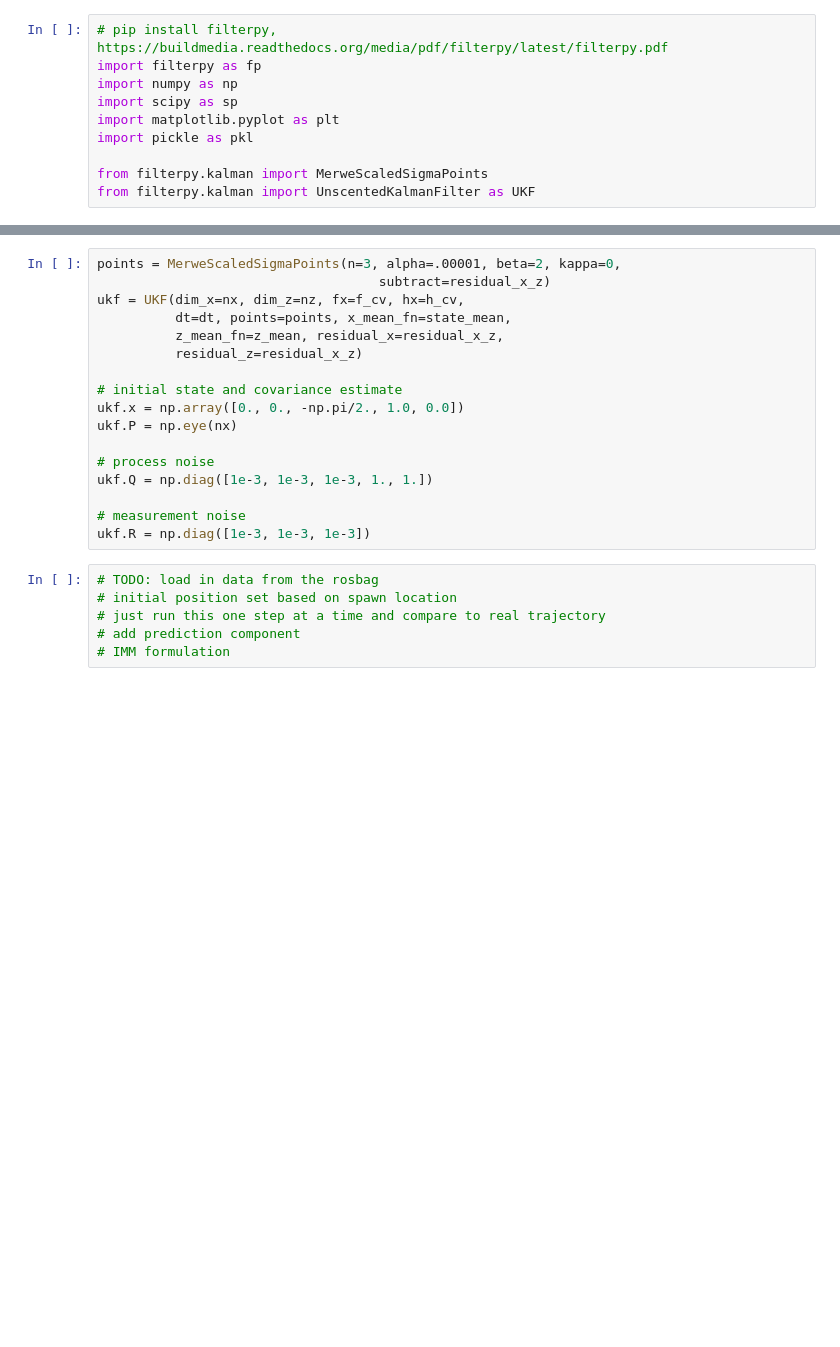
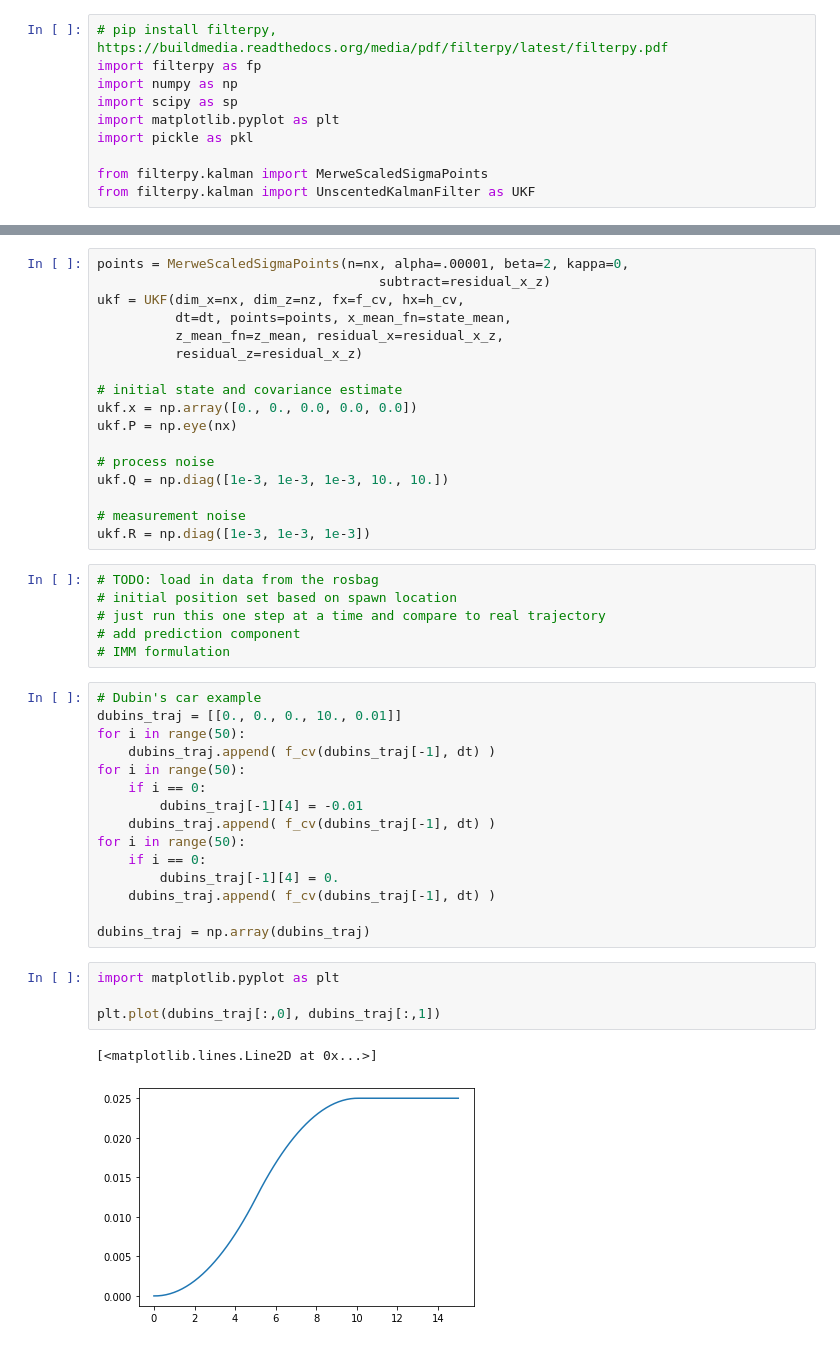
Before and after one commit to MPC-Berkeley/carla, a Jupyter notebook: PythonAPI/analysis/KF_Based_Prediction.ipynb, the cells around one changed output, grey strips where cells are left out. Saved outputs shown, nothing was run; the diff lists cells and outputs as text; blank space fills up the shorter version.

Commit message:
VG: outlier check and basic UKF test on Dubins motion primitives.

```diff
--- a/PythonAPI/analysis/KF_Based_Prediction.ipynb
+++ b/PythonAPI/analysis/KF_Based_Prediction.ipynb
@@ -66,7 +66,7 @@ def residual_x_z(a, b):
     y[2] = normalize_angle(y[2])
     return y
 # %%
-points = MerweScaledSigmaPoints(n=3, alpha=.00001, beta=2, kappa=0,
+points = MerweScaledSigmaPoints(n=nx, alpha=.00001, beta=2, kappa=0,
                                     subtract=residual_x_z)
 ukf = UKF(dim_x=nx, dim_z=nz, fx=f_cv, hx=h_cv,
           dt=dt, points=points, x_mean_fn=state_mean,
@@ -74,11 +74,11 @@ ukf = UKF(dim_x=nx, dim_z=nz, fx=f_cv, hx=h_cv,
           residual_z=residual_x_z)
 
 # initial state and covariance estimate
-ukf.x = np.array([0., 0., -np.pi/2., 1.0, 0.0])
+ukf.x = np.array([0., 0., 0.0, 0.0, 0.0])
 ukf.P = np.eye(nx)
 
 # process noise
-ukf.Q = np.diag([1e-3, 1e-3, 1e-3, 1., 1.])
+ukf.Q = np.diag([1e-3, 1e-3, 1e-3, 10., 10.])
 
 # measurement noise
 ukf.R = np.diag([1e-3, 1e-3, 1e-3])
@@ -88,3 +88,25 @@ ukf.R = np.diag([1e-3, 1e-3, 1e-3])
 # just run this one step at a time and compare to real trajectory
 # add prediction component
 # IMM formulation
+# %%
+# Dubin's car example
+dubins_traj = [[0., 0., 0., 10., 0.01]]
+for i in range(50):
+    dubins_traj.append( f_cv(dubins_traj[-1], dt) )
+for i in range(50):
+    if i == 0:
+        dubins_traj[-1][4] = -0.01
+    dubins_traj.append( f_cv(dubins_traj[-1], dt) )
+for i in range(50):
+    if i == 0:
+        dubins_traj[-1][4] = 0.
+    dubins_traj.append( f_cv(dubins_traj[-1], dt) )
+
+dubins_traj = np.array(dubins_traj)
+# %%
+import matplotlib.pyplot as plt
+
+plt.plot(dubins_traj[:,0], dubins_traj[:,1])
+# %% [output]
+[<matplotlib.lines.Line2D at 0x...>]
+[figure, added]
```
Also changed, not shown: parts of 3 cells of this notebook, 5 other files.
